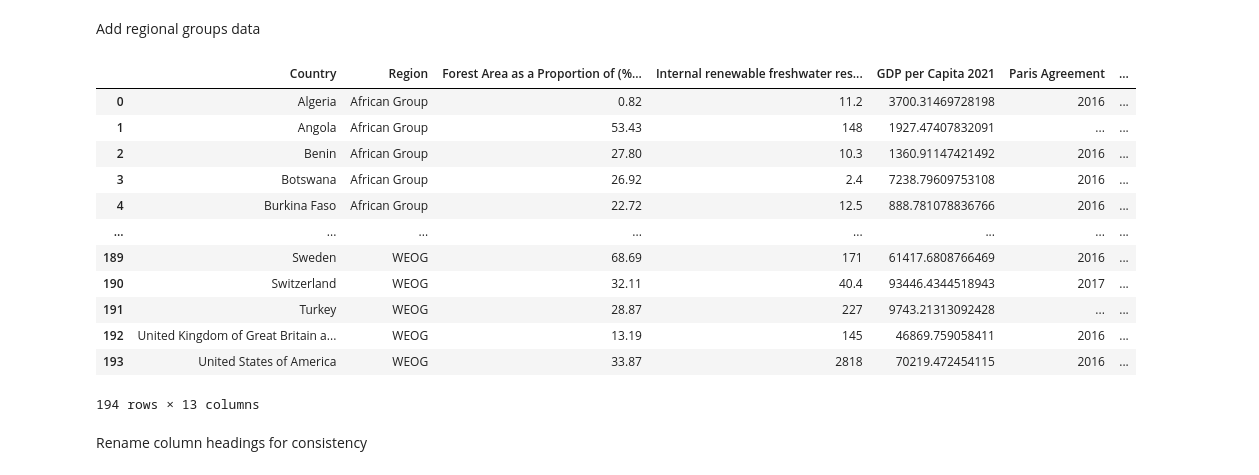
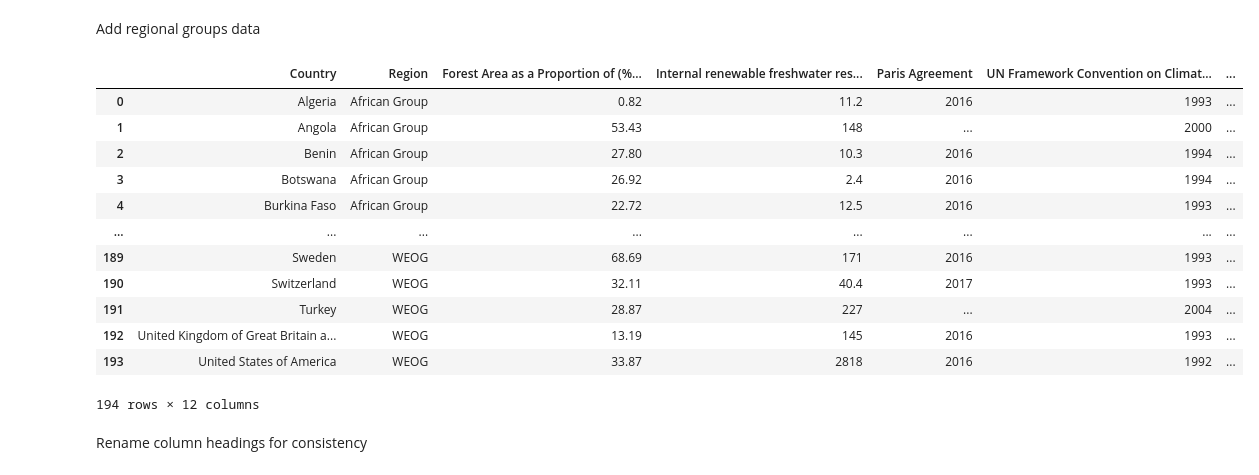
Before and after one commit to luanakimley/low-carbon-development-composite-index, a Jupyter notebook: data_cleaning.ipynb, the cells around one changed output. Cells and saved outputs as stored; diff of their text form; code cells hidden in the pictures.

```diff
--- a/data_cleaning.ipynb
+++ b/data_cleaning.ipynb
@@ -346,24 +323,24 @@ regional_groups = regional_groups[['Country', 'Region']]
 # %%
 from functools import reduce
 # %%
-dfs = [regional_groups, forest_area_filtered, freshwater_filtered, gdp_per_capita_filtered, governance_filtered, human_development_index_filtered, sustainable_energy_filtered, emissions_filtered]
+dfs = [regional_groups, forest_area_filtered, freshwater_filtered, governance_filtered, human_development_index_filtered, sustainable_energy_filtered, emissions_filtered]
 merge_dfs = lambda left, right: pd.merge(left, right, on='Country', how='inner')
 lcdci_df = reduce(merge_dfs, dfs)
 lcdci_df
 # %% [output]
-|  | Country | Region | Forest Area as a Proportion of (%... | Internal renewable freshwater res... | GDP per Capita 2021 | Paris Agreement | ... |
-| 0 | Algeria | African Group | 0.82 | 11.2 | 3700.31469728198 | 2016 | ... |
-| 1 | Angola | African Group | 53.43 | 148 | 1927.47407832091 | ... | ... |
-| 2 | Benin | African Group | 27.80 | 10.3 | 1360.91147421492 | 2016 | ... |
-| 3 | Botswana | African Group | 26.92 | 2.4 | 7238.79609753108 | 2016 | ... |
-| 4 | Burkina Faso | African Group | 22.72 | 12.5 | 888.781078836766 | 2016 | ... |
+|  | Country | Region | Forest Area as a Proportion of (%... | Internal renewable freshwater res... | Paris Agreement | UN Framework Convention on Climat... | ... |
+| 0 | Algeria | African Group | 0.82 | 11.2 | 2016 | 1993 | ... |
+| 1 | Angola | African Group | 53.43 | 148 | ... | 2000 | ... |
+| 2 | Benin | African Group | 27.80 | 10.3 | 2016 | 1994 | ... |
+| 3 | Botswana | African Group | 26.92 | 2.4 | 2016 | 1994 | ... |
+| 4 | Burkina Faso | African Group | 22.72 | 12.5 | 2016 | 1993 | ... |
 | ... | ... | ... | ... | ... | ... | ... | ... |
-| 189 | Sweden | WEOG | 68.69 | 171 | 61417.6808766469 | 2016 | ... |
-| 190 | Switzerland | WEOG | 32.11 | 40.4 | 93446.4344518943 | 2017 | ... |
-| 191 | Turkey | WEOG | 28.87 | 227 | 9743.21313092428 | ... | ... |
-| 192 | United Kingdom of Great Britain a... | WEOG | 13.19 | 145 | 46869.759058411 | 2016 | ... |
-| 193 | United States of America | WEOG | 33.87 | 2818 | 70219.472454115 | 2016 | ... |
+| 189 | Sweden | WEOG | 68.69 | 171 | 2016 | 1993 | ... |
+| 190 | Switzerland | WEOG | 32.11 | 40.4 | 2017 | 1993 | ... |
+| 191 | Turkey | WEOG | 28.87 | 227 | ... | 2004 | ... |
+| 192 | United Kingdom of Great Britain a... | WEOG | 13.19 | 145 | 2016 | 1993 | ... |
+| 193 | United States of America | WEOG | 33.87 | 2818 | 2016 | 1992 | ... |
-194 rows × 13 columns
+194 rows × 12 columns
 # %% [markdown]
 Rename column headings for consistency
 # %%
```
Also changed, not shown: parts of 33 cells of this notebook, 2 other files.
